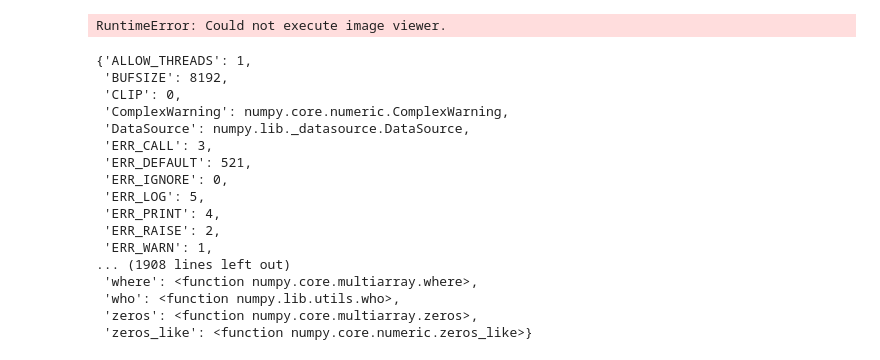
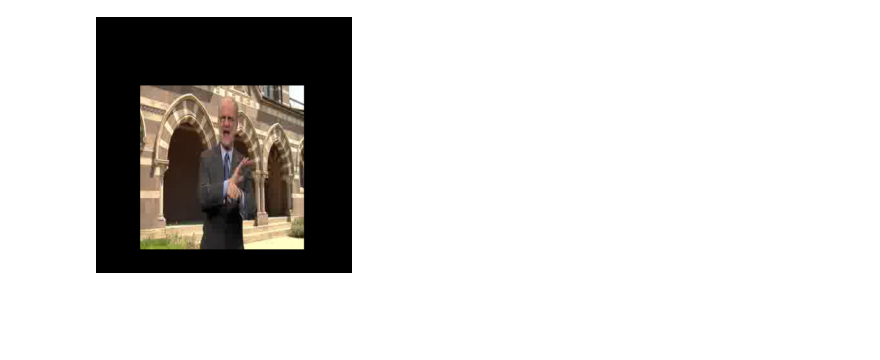
Before and after one commit to gengshan-y/hgPoseExtr, a Jupyter notebook: imgCrop.ipynb, the cells around one changed output. Saved outputs shown, nothing was run; the diff lists cells and outputs as text; code cells hidden in the pictures; blank space fills up the shorter version.

```diff
--- a/imgCrop.ipynb
+++ b/imgCrop.ipynb
@@ -5,10 +0,0 @@ ValueError: 'arr' does not have a suitable array shape for any mode.
-# %%
-def crop(img, center, scale, res):
-    sz = scale *200
-    ul = (math.floor(center[0] - sz/2), math.floor(center[1] - sz/2))
-    br = (math.floor(center[0] + sz/2), math.floor(center[1] + sz/2))
-
-    newDim = [img.shape[0], br[1] - ul[1], br[0] - ul[0]]
-    newImg = np.zeros(newDim)
-
-    return newImg
@@ -29,24 +0,0 @@ img = imLib.imread('/home/gengshan/workJul/pose-hg-demo/images/1lqXl-xn0e4_1_000
-# %%
-imLib.imshow(img)
-# %% [output]
-RuntimeError: Could not execute image viewer.
-# %%
-scipy.__dict__
-# %% [output]
-{'ALLOW_THREADS': 1,
- 'BUFSIZE': 8192,
- 'CLIP': 0,
- 'ComplexWarning': numpy.core.numeric.ComplexWarning,
- 'DataSource': numpy.lib._datasource.DataSource,
- 'ERR_CALL': 3,
- 'ERR_DEFAULT': 521,
- 'ERR_IGNORE': 0,
- 'ERR_LOG': 5,
- 'ERR_PRINT': 4,
- 'ERR_RAISE': 2,
- 'ERR_WARN': 1,
-... (1908 lines left out)
- 'where': <function numpy.core.multiarray.where>,
- 'who': <function numpy.lib.utils.who>,
- 'zeros': <function numpy.core.multiarray.zeros>,
- 'zeros_like': <function numpy.core.numeric.zeros_like>}
@@ -75,0 +5,8 @@ scipy.__dict__
+# %%
+img = imLib.imread('/data2/gengshan/tmp/oyDVX7IPvag_30/oyDVX7IPvag_30_0000210.jpg')
+# np.random.rand(newDim[0], newDim[1], newDim[2])
+newImg = crop(img ,[93.076, 131.071],2,256)  # width, height
+imLib.imsave('test.png', newImg)
+Image('test.png')
+# %% [output]
+[figure, added]
```
Also changed, not shown: parts of 6 cells of this notebook, 3 other files.
